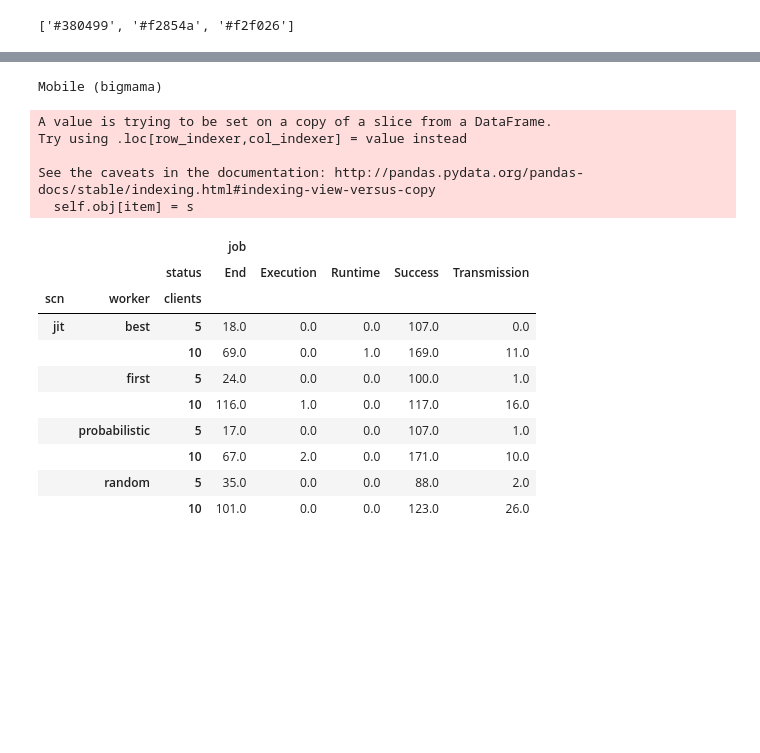
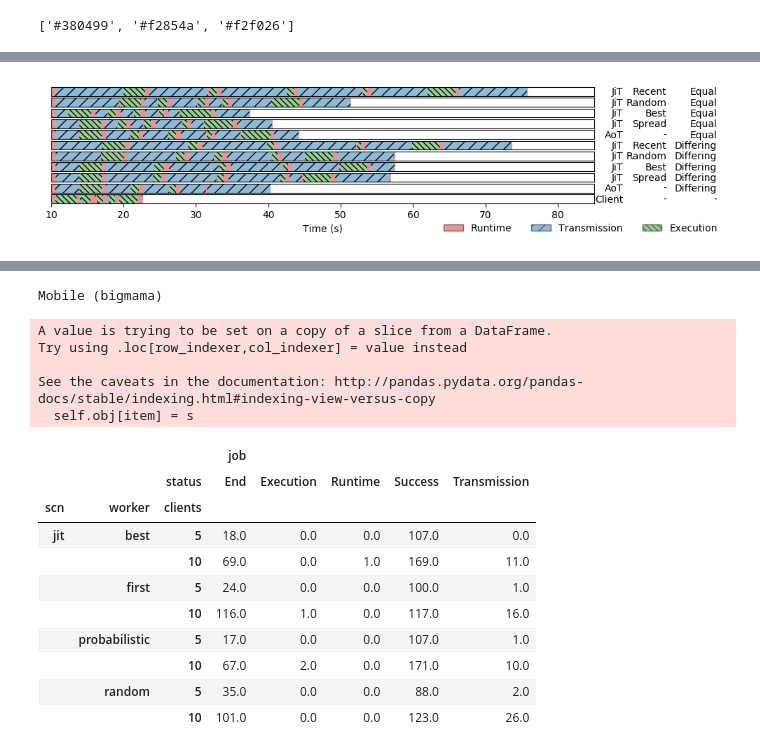
Before and after one commit to umr-ds/OPPLOAD-experiments, a Jupyter notebook: notebooks/default.ipynb, the cells around one changed output, grey strips where cells are left out. Cells and saved outputs as stored; diff of their text form; code cells hidden in the pictures; blank space fills up the shorter version.

```diff
--- a/notebooks/default.ipynb
+++ b/notebooks/default.ipynb
@@ -19,5 +19,5 @@ from helpers import *
 %reload_ext autoreload
 %autoreload 2
 # %%
-ring = Study("/maci_data/binary_files/95")
+ring = Study("/maci_data/binary_files/ring")
 # %%
@@ -25,3 +25,5 @@ mobile = Study("/maci_data/binary_files/99")
+# %%
+client = Study("/maci_data/binary_files/client_only")
 # %%
 def get_profiling_info(df):
     df = df.loc[(df["level"] != "DEBUG")]
@@ -52,36 +54,40 @@ def as_hex(rgb):
 print([as_hex(c) for c in colors])
 # %% [output]
 ['#380499', '#f2854a', '#f2f026']
+# %%
+PROFILING_COLORS = {"Runtime": "C3", "Transmission": "C0", "Execution": "C2", "Success": "C1", "End":"C8"}
+PROFILING_HATCHES = {"Runtime": "", "Transmission": "//", "Execution": "\\\\\\\\", "Success": "", "End":"++"}
+TEXT_PADDING = 0.15
+
+WORKER_STRINGS = {"first":"Recent", "random":"Random", "best":"Best", "probabilistic":"Spread"}
+CAPS_STRINGS = {"every":"Equal", "some":"Differing"}
+SCN_STRINGS = {"aot": "AoT", "jit": "JiT", "client": "Client"}
 # %%
-PROFILING_COLORS = {"Runtime": "C3", "Transmission": "C0", "Execution": "C2", "Success": "C1", "End":"C8"}
-PROFILING_HATCHES = {"Runtime": "", "Transmission": "//", "Execution": "\\\\\\\\", "Success": "", "End":"++"}
-TEXT_PADDING = 0.15
-
-WORKER_STRINGS = {"first":"Recent", "random":"Random", "best":"Best", "probabilistic":"Spread"}
-CAPS_STRINGS = {"every":"Equal", "some":"Differing"}
-SCN_STRINGS = {"aot": "AoT", "jit": "JiT"}
-
 def profiling_description(row):
-    scn = SCN_STRINGS[row["scn"]]
     worker = WORKER_STRINGS[row["worker"]]
     cap = CAPS_STRINGS[row["cap"]]
-    clients = row["clients"]
-    movement = row["movement"]
-    simInstanceId = row["simInstanceId"]
-    return "{scn}, {worker}, clients: {clients}, movement {movement} (sim {simInstanceId})".format(**locals())
+    scn = SCN_STRINGS[row["scn"]]
+    return "{scn}, {cap}, {worker}".format(**locals())
 
-def profiling_plot(df, xlim=(0, 500), print_nodes=True):
-    profiling_info = get_profiling_info(df).sort_values(["scn", "worker", "clients", "movement"])
+def profiling_plot(df, xlim=(10, 85), runs=None, print_nodes=True, alpha=0.5):
+    profiling_info = get_profiling_info(df)
 
-    profiling_info = profiling_info[profiling_info['clients'] == 1]
+    if runs is None:
+        runs = profiling_info[profiling_info["clients"] == 1].groupby("desc").first().index
 
-    jobs = profiling_info.groupby("job", sort=False).first().index
+    fig, axs = plt.subplots(nrows=len(runs), figsize=(10, len(runs)/5), dpi=100)
+    axs = axs if len(runs) > 1 else [axs]
 
-    fig, axs = plt.subplots(nrows=len(jobs), figsize=(10, len(jobs)/5), dpi=100)
-    axs = axs if len(jobs) > 1 else [axs]
+    for num, desc in enumerate(runs):
+        instance_profiling = profiling_info[profiling_info["desc"] == desc]
+        other_instances = profiling_info[
+            (profiling_info["scn"] == instance_profiling.iloc[0]["scn"]) &
+            (profiling_info["worker"] == instance_profiling.iloc[0]["worker"]) &
+            (profiling_info["cap"] == instance_profiling.iloc[0]["cap"])
+        ].groupby("desc").last()
 
-    for num, job in enumerate(jobs):
-        instance_profiling = profiling_info[profiling_info["job"] == job]
+        std_dev = other_instances["dt"].std()
+        means = other_instances["dt"].mean()
 
         # setup basic graph
         ax = axs[num]
@@ -89,26 +95,49 @@ def profiling_plot(df, xlim=(0, 500), print_nodes=True):
         ax.set_yticks([])
         ax.set_xlim(xlim)
         ax.set_ylim((0, 1))
-        ax.text(xlim[1] + 1, TEXT_PADDING, profiling_description(instance_profiling.iloc[0]))
+        ax.text(xlim[1] + 4, TEXT_PADDING, SCN_STRINGS[instance_profiling.iloc[0]["scn"]], horizontalalignment="right")
+        if instance_profiling.iloc[0]["scn"] == "jit":
+            ax.text(xlim[1] + 10, TEXT_PADDING, WORKER_STRINGS[instance_profiling.iloc[0]["worker"]], horizontalalignment="right")
+        else:
+            ax.text(xlim[1] + 10, TEXT_PADDING, "-", horizontalalignment="right")
+
+        if instance_profiling.iloc[0]["scn"] == "client":
+            ax.text(xlim[1] + 17, TEXT_PADDING, "-", horizontalalignment="right")
+        else:
+            ax.text(xlim[1] + 17, TEXT_PADDING, CAPS_STRINGS[instance_profiling.iloc[0]["cap"]], horizontalalignment="right")
 
         # plot the phases
         for _, row in instance_profiling.iterrows():
             if row["status"] not in PROFILING_COLORS:
                 continue
 
-            ax.axvspan(row["start"], row["end"], facecolor=PROFILING_COLORS[row["status"]], alpha=0.4, hatch=PROFILING_HATCHES[row["status"]])
+            if instance_profiling.iloc[0]["scn"] == "client":
+                if row["job"] != "c20ba7bc":
+                    continue
+
+            ax.axvspan(row["start"], row["end"], facecolor=PROFILING_COLORS[row["status"]], alpha=alpha, hatch=PROFILING_HATCHES[row["status"]])
 
             if print_nodes and (row["status"] == "Execution"):
                 ax.annotate(row["node"], xy=(row["start"], TEXT_PADDING))
 
         # plot failure indicator
         last = instance_profiling.iloc[-1]
-        ax.annotate(last["status"], xy=(last["start"], TEXT_PADDING))
+        #if last["status"] != "Success":
+        #    ax.annotate(" !!!", xy=(last["start"], TEXT_PADDING))
 
+        # plot mean and stddev
+        #ax.plot((means-std_dev, means+std_dev), (0.5, 0.5), color="black", linewidth=1.0)
+        #ax.plot((means, means), (0.2, 0.8), color="black", linewidth=1.0)
 
     xticks_from_to =[math.ceil(val/10) * 10 for val in xlim]
     axs[-1].set_xticks(range(*xticks_from_to, 10))
     axs[-1].set_xlabel("Time (s)")
+
+    legend_order = ["Runtime", "Transmission", "Execution"]
+    custom_legend = [
+        axs[-1].bar(0, 0, facecolor=PROFILING_COLORS[state], alpha=alpha, hatch=PROFILING_HATCHES[state], edgecolor="black")
+        for state in legend_order]
+    axs[-1].legend(custom_legend, legend_order, loc='lower center', ncol=3, bbox_to_anchor=(0.475, -4.30, 1, 0.6), frameon=False)
 
     return fig
 
@@ -123,6 +152,8 @@ RING_RUNS = [
     "jit-best-some-2",
     "jit-probabilistic-some-1",
     "aot-best-some-1",
+    "client-first-every-0",
 ]
 
-#profiling_plot(mobile.dtnrpc, print_nodes=False)#.savefig("profiling-ring.pdf", bbox_inches='tight')
+profiling_plot(ring.dtnrpc.append(client.dtnrpc, ignore_index=True), runs=RING_RUNS, print_nodes=False).savefig("profiling-ring.pdf", bbox_inches='tight')
+# %% [output]
@@ -128,0 +165 @@ RING_RUNS = [
+[figure, added]
```
Also changed, not shown: parts of 5 cells of this notebook.
